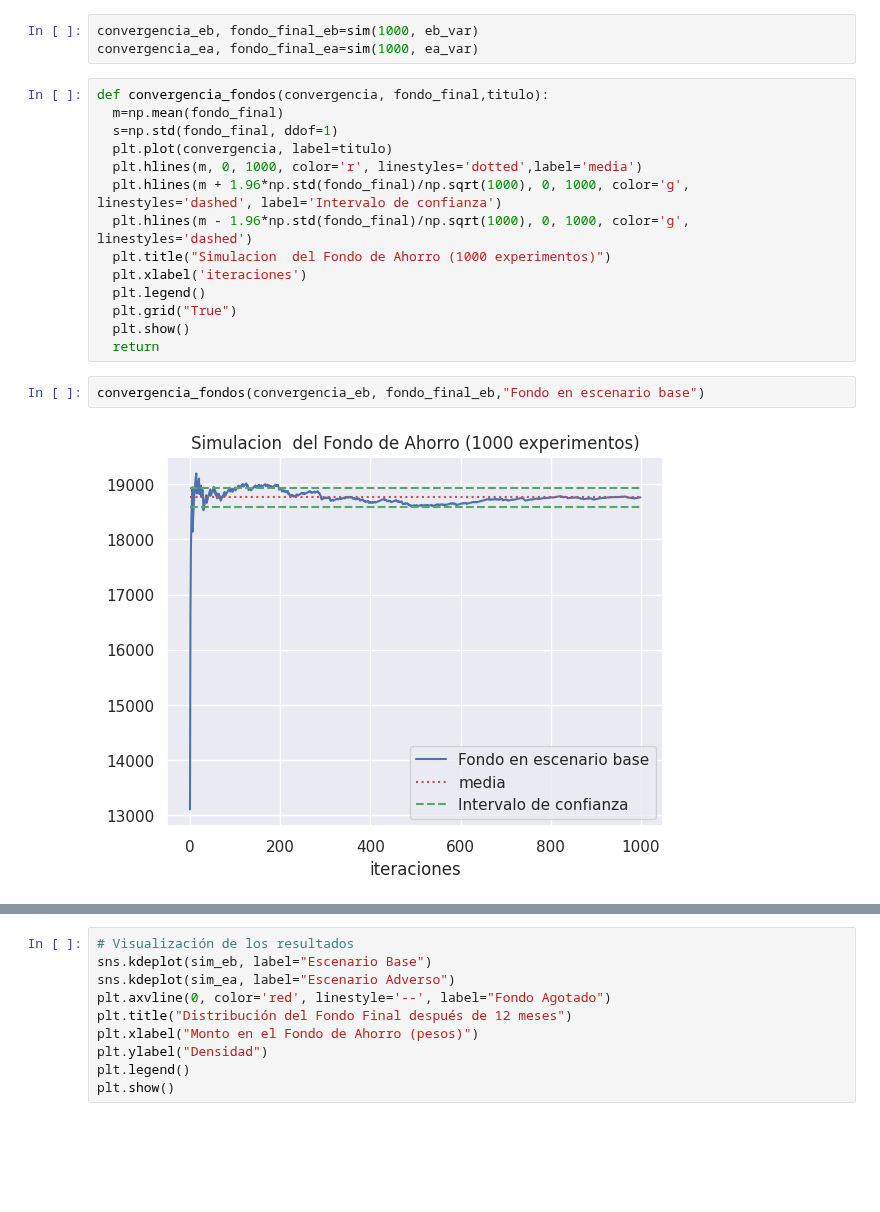
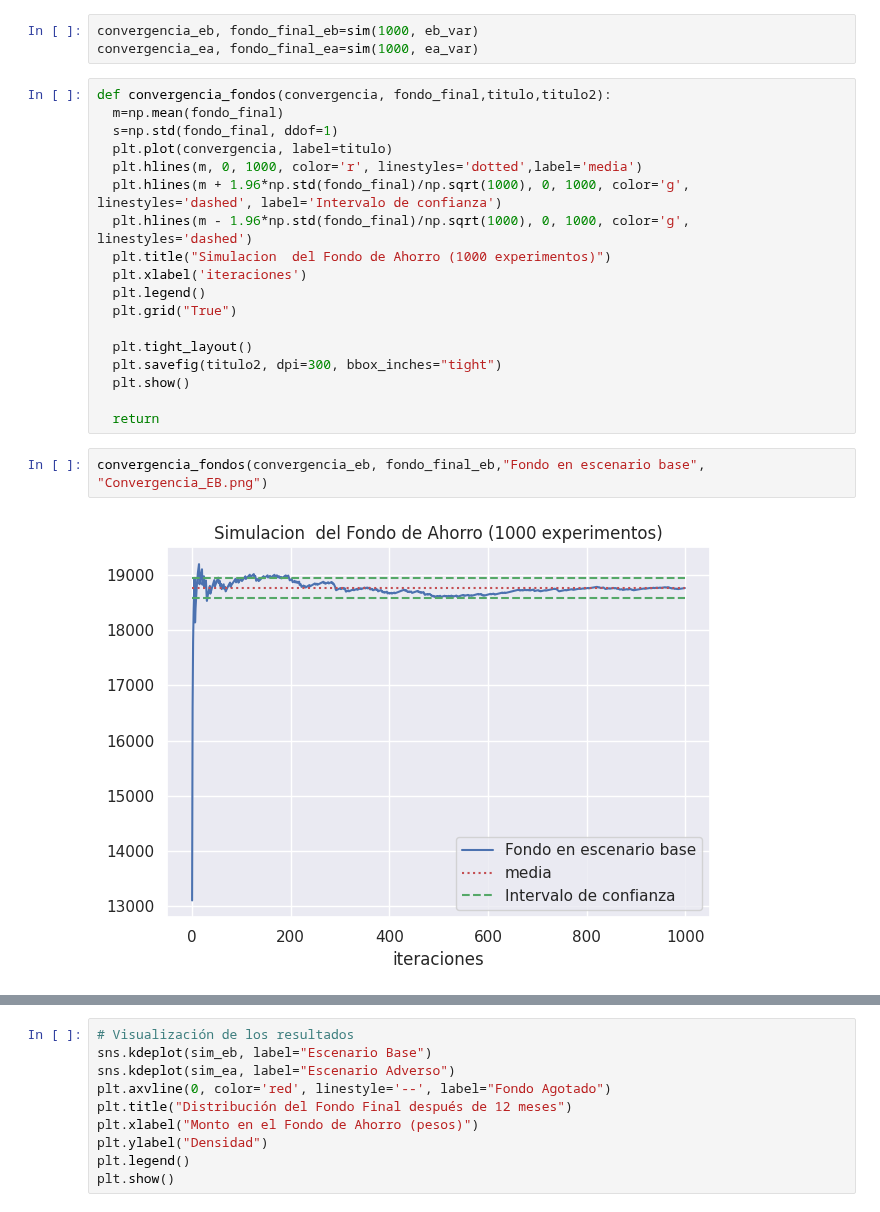
Before and after one commit to Gustavo-Ros/Simulaci-n-2, a Jupyter notebook: proyecto_articulo_v2.ipynb, the cells around one changed output, grey strips where cells are left out. Saved outputs shown, nothing was run; the diff lists cells and outputs as text; blank space fills up the shorter version.

```diff
--- a/proyecto_articulo_v2.ipynb
+++ b/proyecto_articulo_v2.ipynb
@@ -278,7 +286,7 @@ def sim(simulaciones,variables):
 convergencia_eb, fondo_final_eb=sim(1000, eb_var)
 convergencia_ea, fondo_final_ea=sim(1000, ea_var)
 # %%
-def convergencia_fondos(convergencia, fondo_final,titulo):
+def convergencia_fondos(convergencia, fondo_final,titulo,titulo2):
   m=np.mean(fondo_final)
   s=np.std(fondo_final, ddof=1)
   plt.plot(convergencia, label=titulo)
@@ -289,10 +297,14 @@ def convergencia_fondos(convergencia, fondo_final,titulo):
   plt.xlabel('iteraciones')
   plt.legend()
   plt.grid("True")
+
+  plt.tight_layout()
+  plt.savefig(titulo2, dpi=300, bbox_inches="tight")
   plt.show()
+
   return
 # %%
-convergencia_fondos(convergencia_eb, fondo_final_eb,"Fondo en escenario base")
+convergencia_fondos(convergencia_eb, fondo_final_eb,"Fondo en escenario base", "Convergencia_EB.png")
 # %% [output]
-[figure, old version]
+[figure, new version]
 # %%
```
Also changed, not shown: parts of 4 cells of this notebook.
